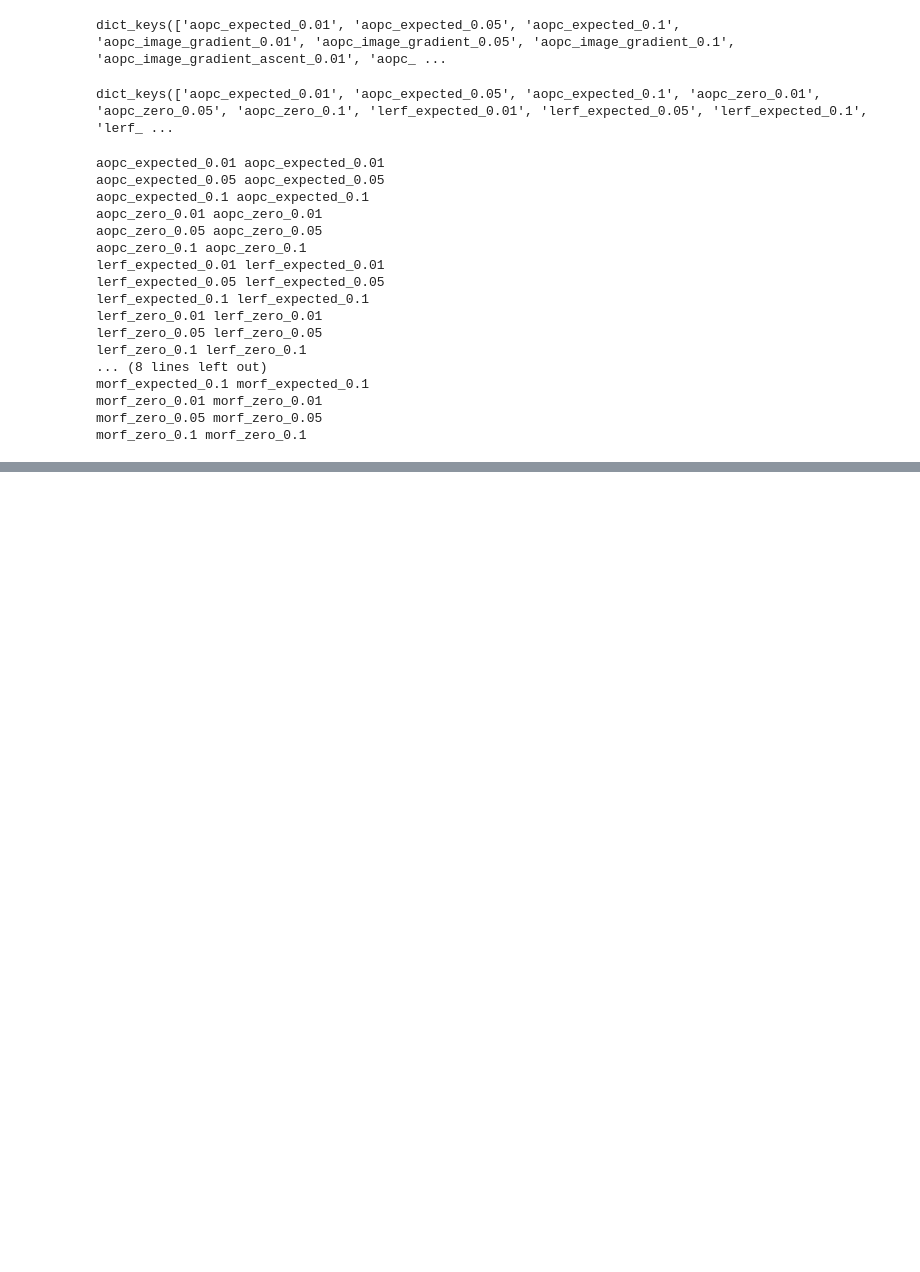
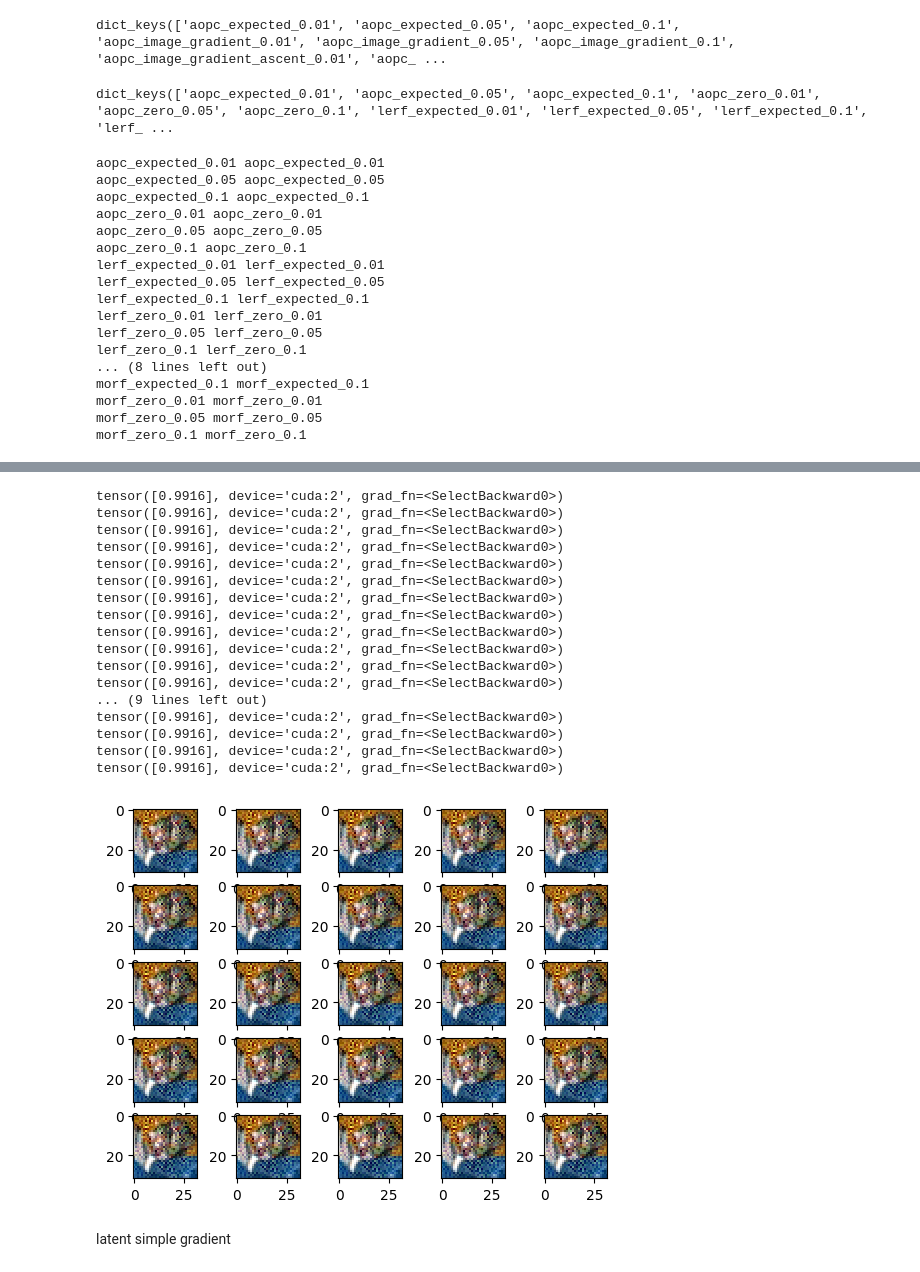
Before and after one commit to jleehun/ig_inversion, a Jupyter notebook: tasks/0525_aopc.ipynb, the cells around one changed output, grey strips where cells are left out. Saved outputs shown, nothing was run; the diff lists cells and outputs as text; code cells hidden in the pictures; blank space fills up the shorter version.

```diff
--- a/tasks/0525_aopc.ipynb
+++ b/tasks/0525_aopc.ipynb
@@ -726,0 +783,32 @@ morf_zero_0.1 morf_zero_0.1
+# %%
+fig, axes = plt.subplots(5, 5)
+axes_flat = axes.flat
+my_cmap=plt.cm.seismic(np.arange(plt.cm.seismic.N))
+temp = temp1[0]
+for i in range(25):
+    ax = next(axes_flat)
+    output = model(temp[i].unsqueeze(0).to(device))
+    score = torch.softmax(output, dim=-1)
+    print(score[:, 3])
+    ax.imshow(convert_to_img(temp[i]))
+# %% [output]
+tensor([0.9916], device='cuda:2', grad_fn=<SelectBackward0>)
+tensor([0.9916], device='cuda:2', grad_fn=<SelectBackward0>)
+tensor([0.9916], device='cuda:2', grad_fn=<SelectBackward0>)
+tensor([0.9916], device='cuda:2', grad_fn=<SelectBackward0>)
+tensor([0.9916], device='cuda:2', grad_fn=<SelectBackward0>)
+tensor([0.9916], device='cuda:2', grad_fn=<SelectBackward0>)
+tensor([0.9916], device='cuda:2', grad_fn=<SelectBackward0>)
+tensor([0.9916], device='cuda:2', grad_fn=<SelectBackward0>)
+tensor([0.9916], device='cuda:2', grad_fn=<SelectBackward0>)
+tensor([0.9916], device='cuda:2', grad_fn=<SelectBackward0>)
+tensor([0.9916], device='cuda:2', grad_fn=<SelectBackward0>)
+tensor([0.9916], device='cuda:2', grad_fn=<SelectBackward0>)
+... (9 lines left out)
+tensor([0.9916], device='cuda:2', grad_fn=<SelectBackward0>)
+tensor([0.9916], device='cuda:2', grad_fn=<SelectBackward0>)
+tensor([0.9916], device='cuda:2', grad_fn=<SelectBackward0>)
+tensor([0.9916], device='cuda:2', grad_fn=<SelectBackward0>)
+[figure, added]
+# %% [markdown]
+latent simple gradient
```
Also changed, not shown: parts of 5 cells of this notebook, 1 other file.
